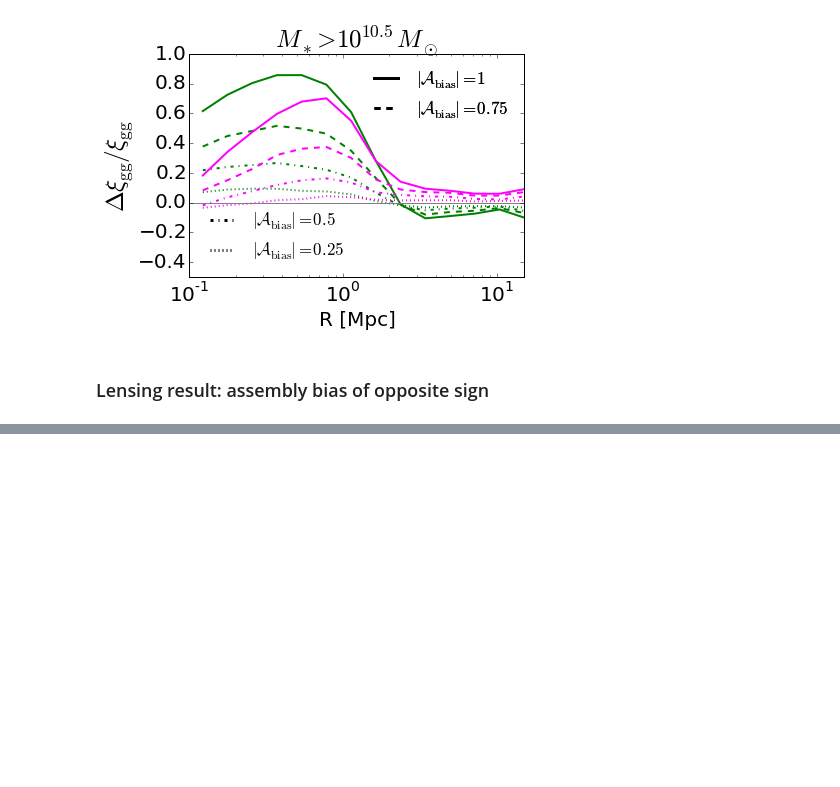
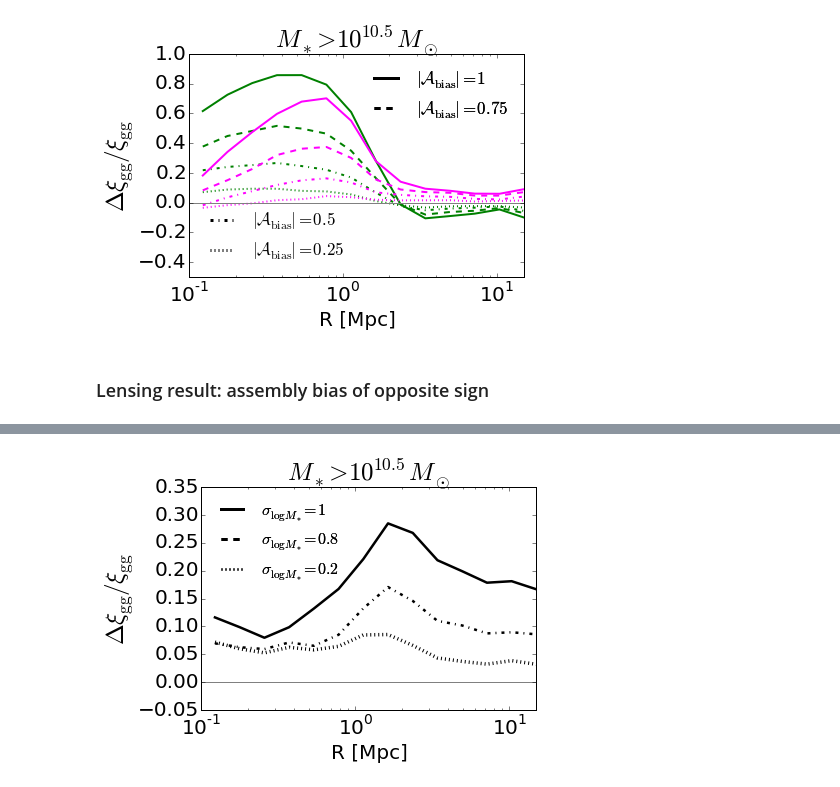
Before and after one commit to aphearin/decorated-hod-paper, a Jupyter notebook: generate_abthy_results.ipynb, the cells around one changed output, grey strips where cells are left out. Cells and saved outputs as stored; diff of their text form; code cells hidden in the pictures; blank space fills up the shorter version.

```diff
--- a/generate_abthy_results.ipynb
+++ b/generate_abthy_results.ipynb
@@ -735,0 +759,6 @@ fig5b.savefig('FIGS/strength_range_lensing_opposite_sign.pdf',
+# %%
+model.param_dict['scatter_model_param1'] = 0.5
+ncen_a1_old_sig05 = model.mean_occupation_centrals(prim_haloprop = mass, sec_haloprop_percentile=0)
+ncen_a1_young_sig05 = model.mean_occupation_centrals(prim_haloprop = mass, sec_haloprop_percentile=1)
+baseline_model.param_dict['scatter_model_param1'] = 0.5
+ncen_baseline_sig05 = baseline_model.mean_occupation_centrals(prim_haloprop = mass)
@@ -735,0 +839,34 @@ fig5b.savefig('FIGS/strength_range_lensing_opposite_sign.pdf',
+# %%
+dy_sig02 = fracdiff(xi_gg_assembias_sig02, xi_gg_baseline_sig02)
+dy_sig05 = fracdiff(xi_gg_assembias_sig05, xi_gg_baseline_sig05)
+dy_sig10 = fracdiff(xi_gg_assembias_sig10, xi_gg_baseline_sig10)
+# %%
+fig6b = plt.figure()
+ax = fig6b.add_subplot(111)
+
+xlabel = ax.set_xlabel('R [Mpc]', fontsize=20)
+ylabel = ax.set_ylabel(r'$\Delta\xi_{\rm gg} / \xi_{\rm gg}$', fontsize=25)
+title = ax.set_title(r'$M_{\ast} > 10^{10.5} M_{\odot}$', fontsize=25)
+
+ax.plot(r, dy_sig02, ':', color='k', linewidth=3.5)
+ax.plot(r, dy_sig05, '-.', color='k', linewidth=2.5)
+ax.plot(r, dy_sig10, '-', color='k', linewidth=2.5)
+
+ax.plot(np.logspace(-2, 2, 100), np.zeros(100), color='gray')
+
+plt.xscale('log')
+plt.xticks(fontsize=20)
+plt.yticks(fontsize=20)
+plt.xlim(xmin = 0.1, xmax=15)
+plt.ylim(ymin = -0.05, ymax = 0.35)
+
+thin_line = mlines.Line2D([], [], ls = ':', c = 'k', linewidth=2.5, label = r'$\sigma_{\log M_{\ast}} = 0.2$')
+dashed_line = mlines.Line2D([], [], ls = '--', c = 'k', linewidth=3, label = r'$\sigma_{\log M_{\ast}} = 0.8$')
+thick_line = mlines.Line2D([], [], ls = '-', c = 'k', linewidth=3, label = r'$\sigma_{\log M_{\ast}} = 1$')
+second_legend = plt.legend(handles=[thick_line, dashed_line, thin_line], frameon=False, loc='best', fontsize=16)
+ax.add_artist(second_legend)
+
+fig6b.savefig('FIGS/clustering_scatter.pdf',
+                  bbox_extra_artists=[xlabel, ylabel], bbox_inches='tight')
+# %% [output]
+[figure, added]
```
Also changed, not shown: parts of 11 cells of this notebook, 2 other files.
